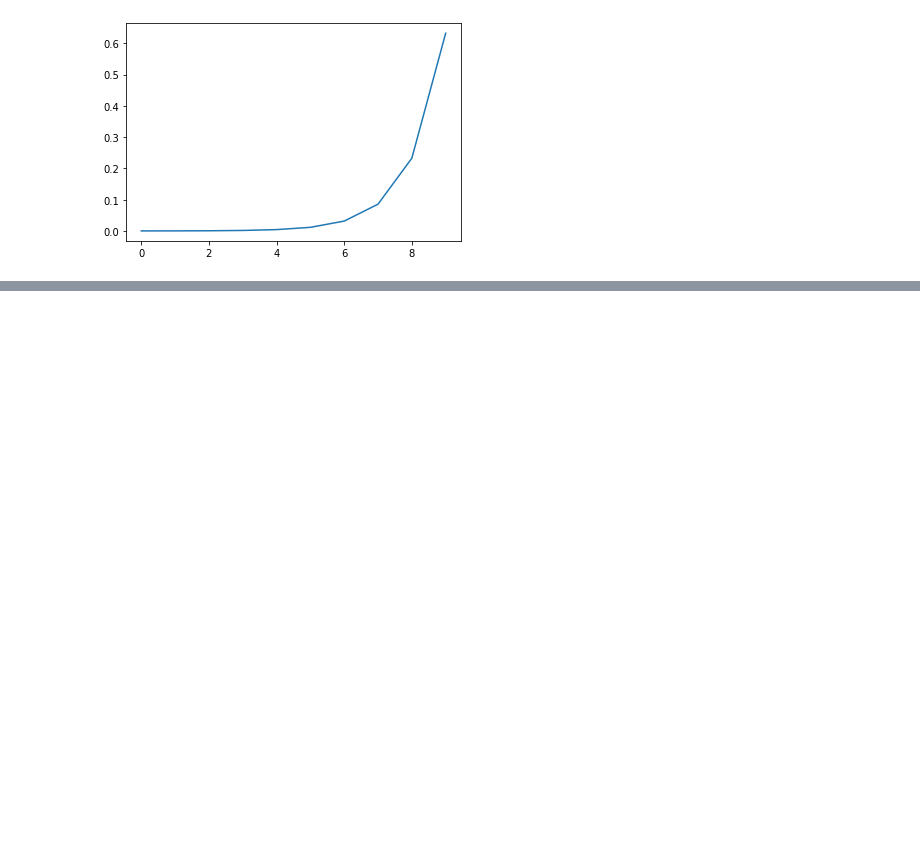
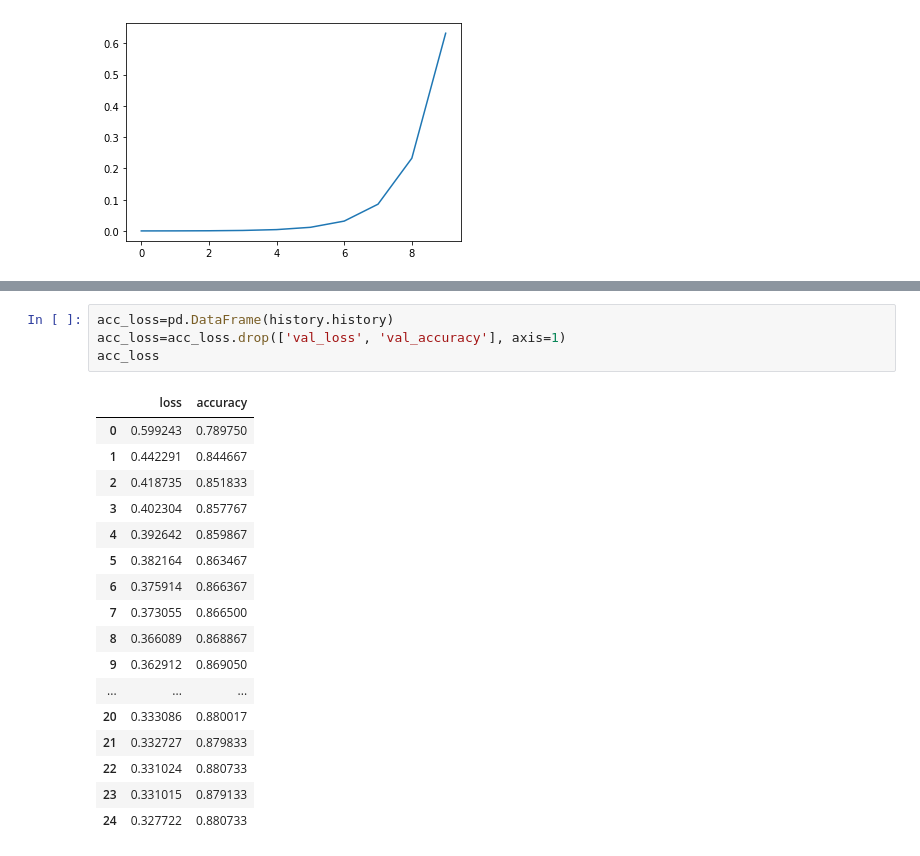
Before and after one commit to El-Nico/tensorflow-notes, a Jupyter notebook: classification_exercises.ipynb, the cells around one changed output, grey strips where cells are left out. Drawn from its saved outputs; the diff is of its cells as text; blank space fills up the shorter version.

```diff
--- a/classification_exercises.ipynb
+++ b/classification_exercises.ipynb
@@ -436,0 +548,22 @@ plt.plot(softmax(rand_t))
+# %%
+acc_loss=pd.DataFrame(history.history)
+acc_loss=acc_loss.drop(['val_loss', 'val_accuracy'], axis=1)
+acc_loss
+# %% [output]
+|  | loss | accuracy |
+| 0 | 0.599243 | 0.789750 |
+| 1 | 0.442291 | 0.844667 |
+| 2 | 0.418735 | 0.851833 |
+| 3 | 0.402304 | 0.857767 |
+| 4 | 0.392642 | 0.859867 |
+| 5 | 0.382164 | 0.863467 |
+| 6 | 0.375914 | 0.866367 |
+| 7 | 0.373055 | 0.866500 |
+| 8 | 0.366089 | 0.868867 |
+| 9 | 0.362912 | 0.869050 |
+| ... | ... | ... |
+| 20 | 0.333086 | 0.880017 |
+| 21 | 0.332727 | 0.879833 |
+| 22 | 0.331024 | 0.880733 |
+| 23 | 0.331015 | 0.879133 |
+| 24 | 0.327722 | 0.880733 |
```
Also changed, not shown: parts of 29 cells of this notebook.
